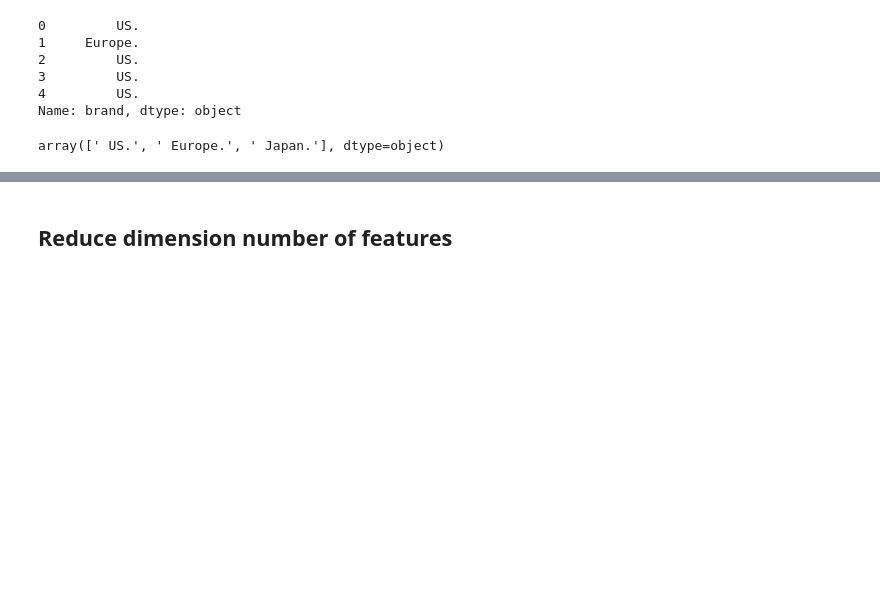
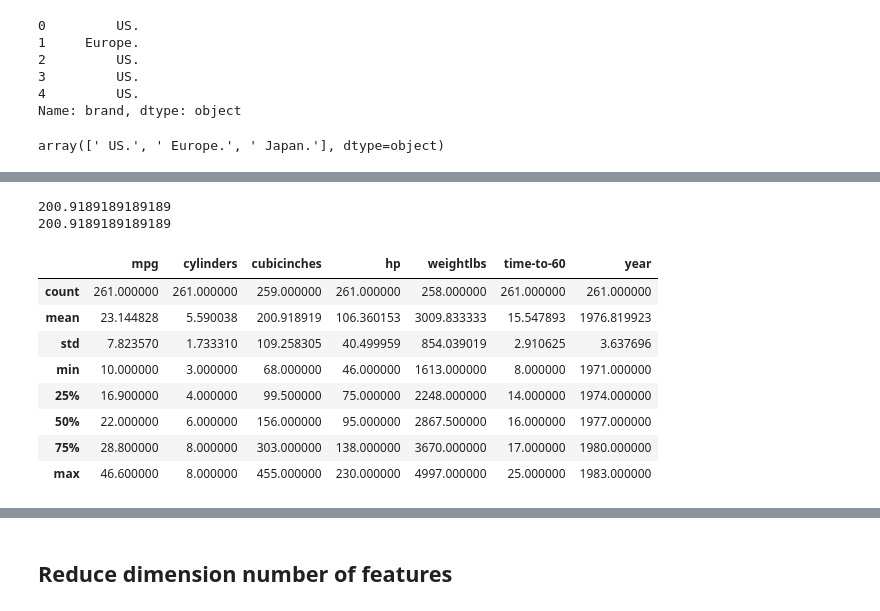
Before and after one commit to joberthrogers18/Machine-Learning-Training, a Jupyter notebook: IGTI_course/Challenges/final_challenge.ipynb, the cells around one changed output, grey strips where cells are left out. Saved outputs shown, nothing was run; the diff lists cells and outputs as text; code cells hidden in the pictures; blank space fills up the shorter version.

```diff
--- a/IGTI_course/Challenges/final_challenge.ipynb
+++ b/IGTI_course/Challenges/final_challenge.ipynb
@@ -124,0 +161,18 @@ x_values['weightlbs'] = encode_inst.fit_transform(x_values['weightlbs'])
+# %%
+print(x_values['cubicinches'][40])
+print(x_values['cubicinches'][180])
+# %% [output]
+200.9189189189189
+200.9189189189189
+# %%
+x_values.describe()
+# %% [output]
+|  | mpg | cylinders | cubicinches | hp | weightlbs | time-to-60 | year |
+| count | 261.000000 | 261.000000 | 259.000000 | 261.000000 | 258.000000 | 261.000000 | 261.000000 |
+| mean | 23.144828 | 5.590038 | 200.918919 | 106.360153 | 3009.833333 | 15.547893 | 1976.819923 |
+| std | 7.823570 | 1.733310 | 109.258305 | 40.499959 | 854.039019 | 2.910625 | 3.637696 |
+| min | 10.000000 | 3.000000 | 68.000000 | 46.000000 | 1613.000000 | 8.000000 | 1971.000000 |
+| 25% | 16.900000 | 4.000000 | 99.500000 | 75.000000 | 2248.000000 | 14.000000 | 1974.000000 |
+| 50% | 22.000000 | 6.000000 | 156.000000 | 95.000000 | 2867.500000 | 16.000000 | 1977.000000 |
+| 75% | 28.800000 | 8.000000 | 303.000000 | 138.000000 | 3670.000000 | 17.000000 | 1980.000000 |
+| max | 46.600000 | 8.000000 | 455.000000 | 230.000000 | 4997.000000 | 25.000000 | 1983.000000 |
```
Also changed, not shown: parts of 30 cells of this notebook.
